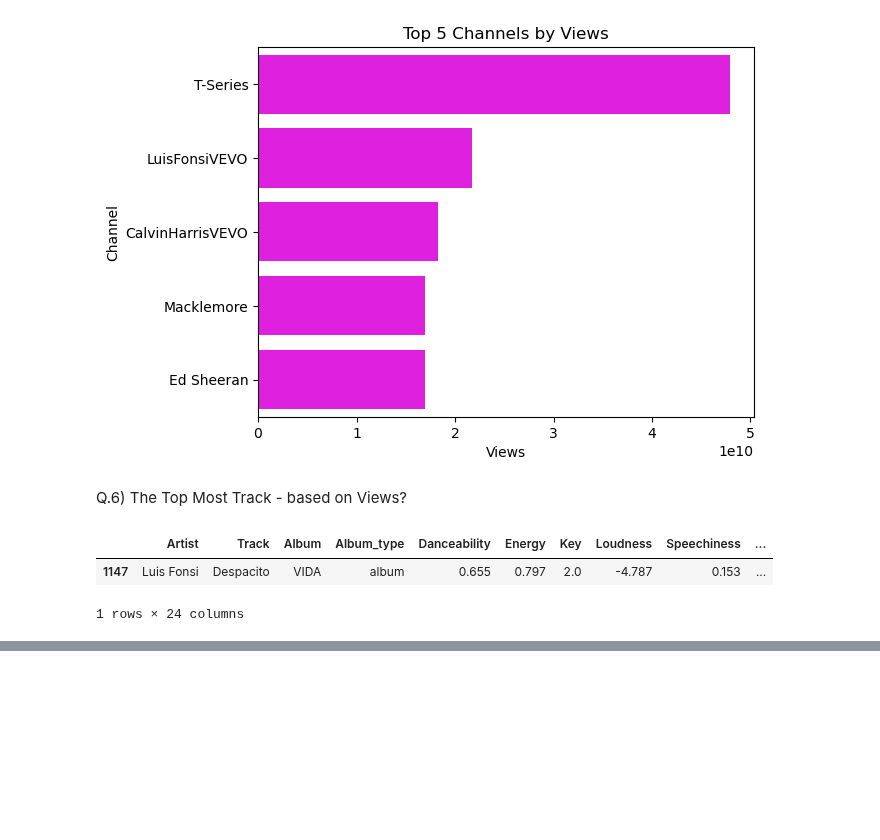
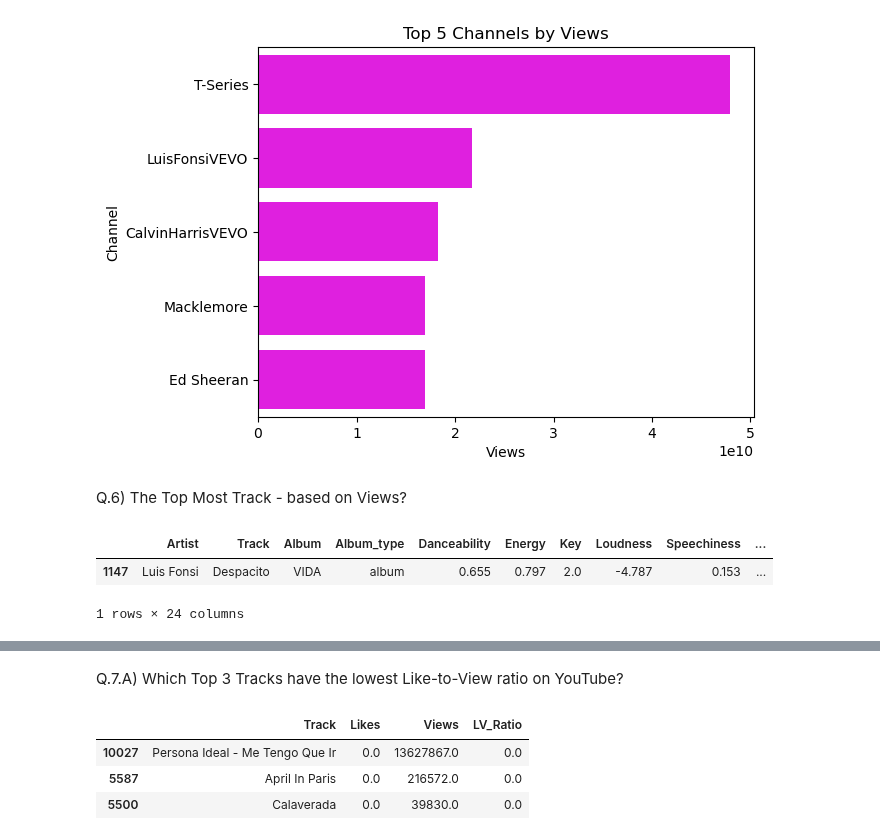
Before and after one commit to Lenmbugua/Analytics-Practice-Datasets, a Jupyter notebook: Spotify Youtube Dataset.ipynb, the cells around one changed output, grey strips where cells are left out. Saved outputs shown, nothing was run; the diff lists cells and outputs as text; code cells hidden in the pictures; blank space fills up the shorter version.

```diff
--- a/Spotify Youtube Dataset.ipynb
+++ b/Spotify Youtube Dataset.ipynb
@@ -444,0 +499,9 @@ df.sort_values(by = 'Views', ascending = False).head(1)
+# %% [markdown]
+Q.7.A) Which Top 3 Tracks have the lowest Like-to-View ratio on YouTube?
+# %%
+track_lv.sort_values(by = 'LV_Ratio', ascending = True).head(3)
+# %% [output]
+|  | Track | Likes | Views | LV_Ratio |
+| 10027 | Persona Ideal - Me Tengo Que Ir | 0.0 | 13627867.0 | 0.0 |
+| 5587 | April In Paris | 0.0 | 216572.0 | 0.0 |
+| 5500 | Calaverada | 0.0 | 39830.0 | 0.0 |
```
Also changed, not shown: parts of 5 cells of this notebook.
